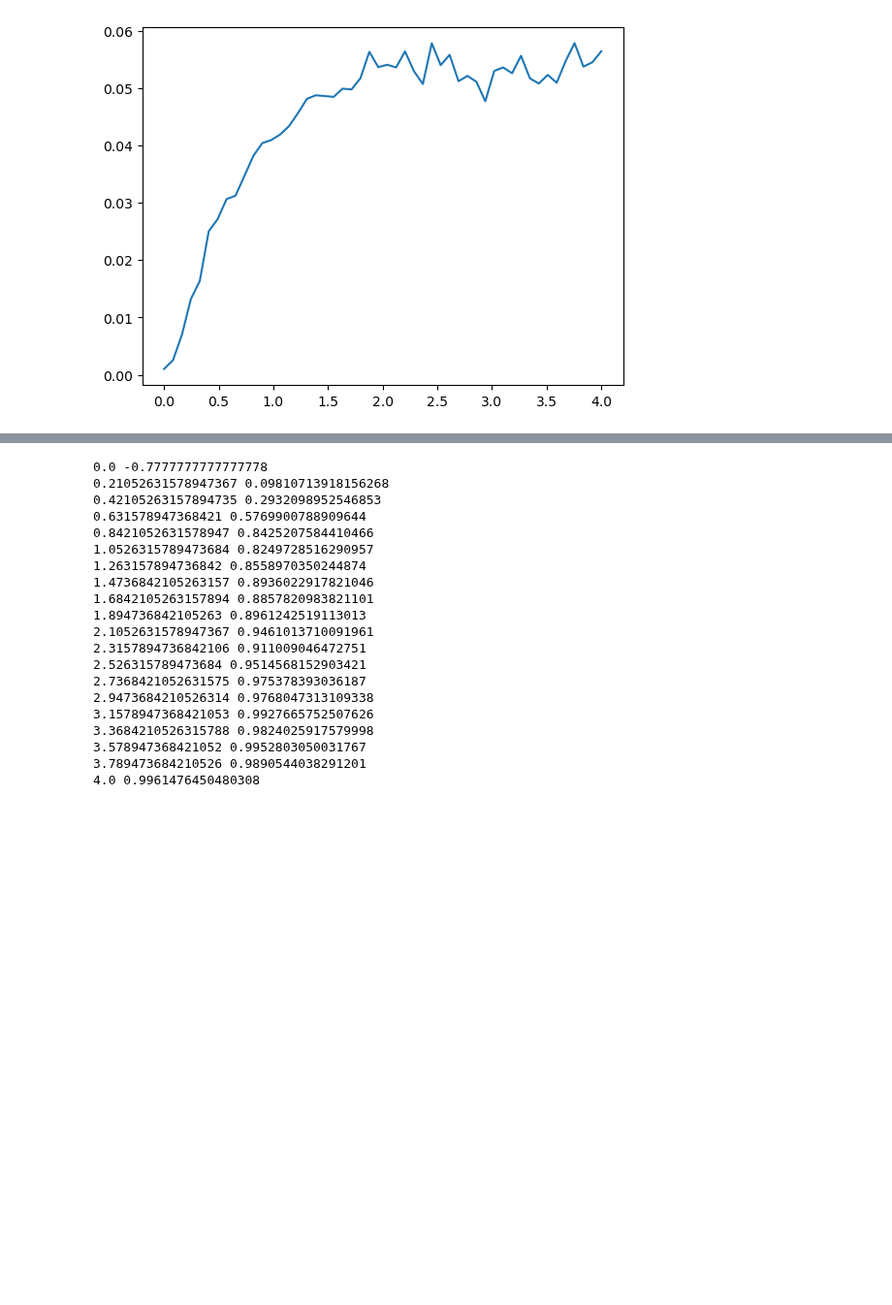
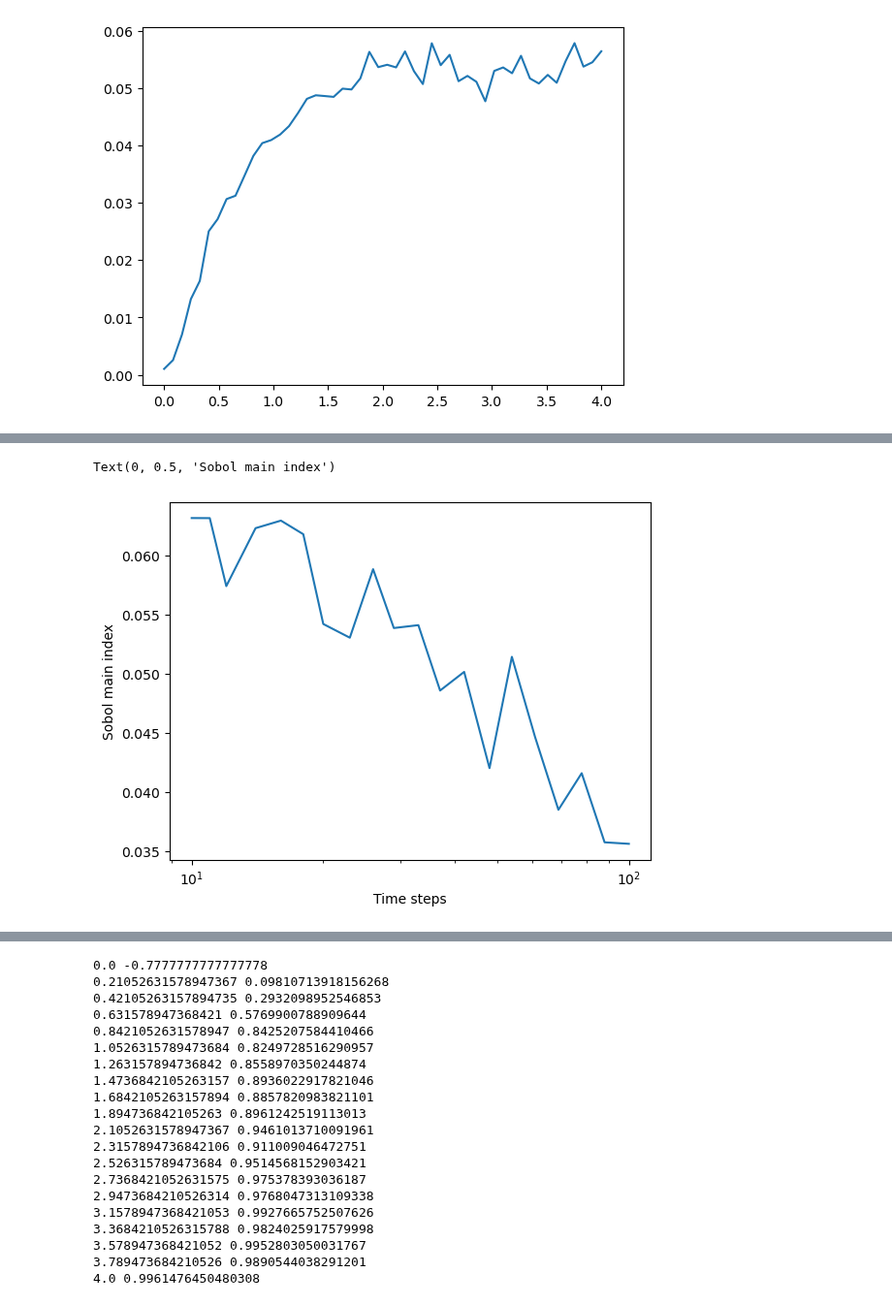
Before and after one commit to charlesmurphy1/midynet, a Jupyter notebook: notebooks/duality/exploration.ipynb, the cells around one changed output, grey strips where cells are left out. Shown at 97% size. Cells and saved outputs as stored; diff of their text form; code cells hidden in the pictures; blank space fills up the shorter version.

```diff
--- a/notebooks/duality/exploration.ipynb
+++ b/notebooks/duality/exploration.ipynb
@@ -15,0 +22,25 @@ x.sample_state()
+# %%
+y = graphinf.data.dynamics.SISDynamics(g, length=100, infection_prob=0.1)
+y.unfreeze_graph(10)
+y.unfreeze_graph_prior(10)
+y.unfreeze_param(1)
+
+y.set_state_from(x)
+collector = graphinf.utility.EdgeCollector()
+gg = x.get_graph()
+collector.update(gg)
+y.sample_prior()
+
+for i in range(1000):
+    t0 = time.time()
+    y.gibbs_sweep(1000)
+    t1 = time.time()
+    collector.update(y.get_graph())
+    if i % 50 == 0:
+        print(
+            f"Epoch {i}: "
+            f"time={t1 - t0:0.4f} "
+            f"log(likelihood)={y.get_log_likelihood():0.4f} "
+            f"log(prior)={y.get_log_prior():0.4f} "
+            f"coupling={y.get_infection_prob():0.4f} "
+        )
@@ -134,0 +169,8 @@ KeyboardInterrupt:
+# %%
+sns.lineplot(pd.DataFrame(data), x="T", y="sobol")
+plt.xscale("log")
+plt.xlabel("Time steps")
+plt.ylabel("Sobol main index")
+# %% [output]
+Text(0, 0.5, 'Sobol main index')
+[figure, added]
```
Also changed, not shown: parts of 74 cells of this notebook, 15 other files.
